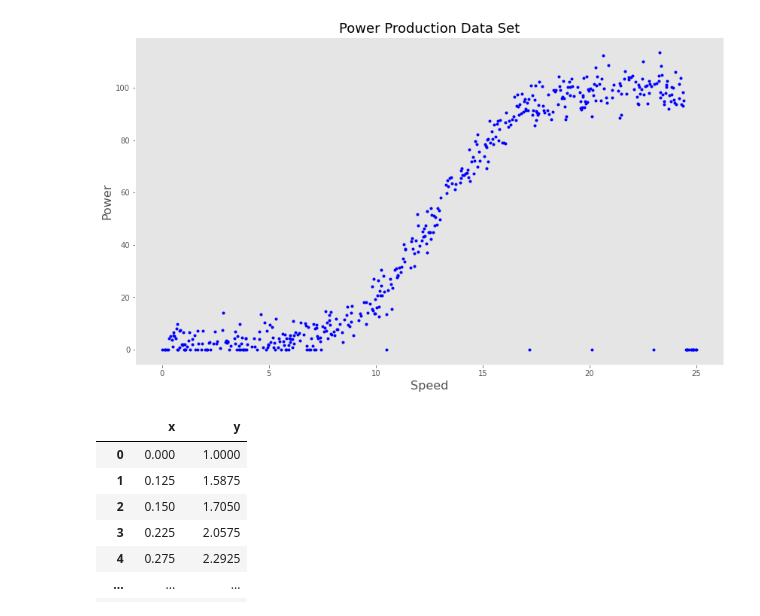
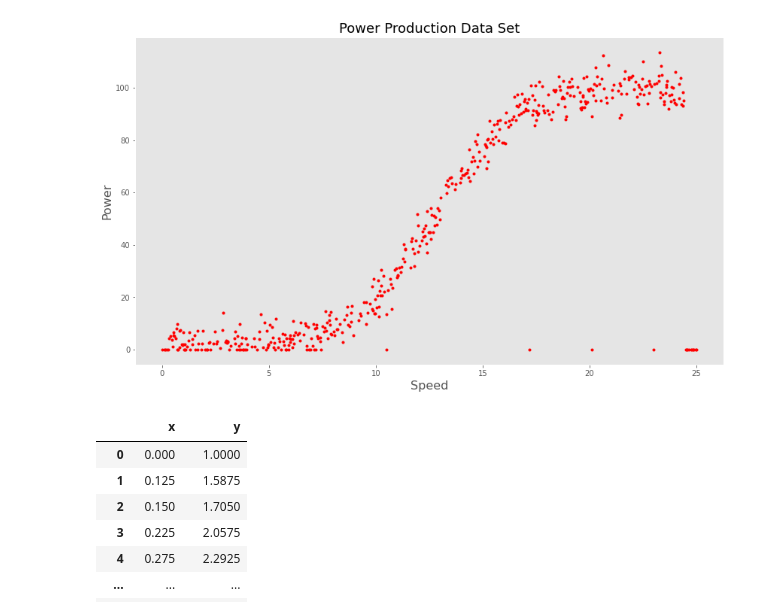
Before and after one commit to babubaskaran/MLANDS-PROJECT-2020, a Jupyter notebook: powerproduction_prj.ipynb, the cells around one changed output. Drawn from its saved outputs; the diff is of its cells as text; code cells hidden in the pictures.

```diff
--- a/powerproduction_prj.ipynb
+++ b/powerproduction_prj.ipynb
@@ -24,14 +24,14 @@ plt.rcParams['figure.figsize'] = [14, 8]
 f = lambda x: 4.7 * x + 1
 # %%
 # Visualize the dataset of Power Production of windmill
-plt.plot(df['speed'], df['power'], '.b')
+plt.plot(df['speed'], df['power'], '.r')
 plt.title('Power Production Data Set', fontsize=18)
 plt.xlabel('Speed', fontsize=16)
 plt.ylabel('Power', fontsize=16)
 plt.grid()
 plt.show()
 # %% [output]
-[figure, old version]
+[figure, new version]
 # %%
 # Create a training data frame with x and y values for Power Production
 # The x values is first column spped of the wind
```
Also changed, not shown: parts of 7 cells of this notebook, 4 other files.
